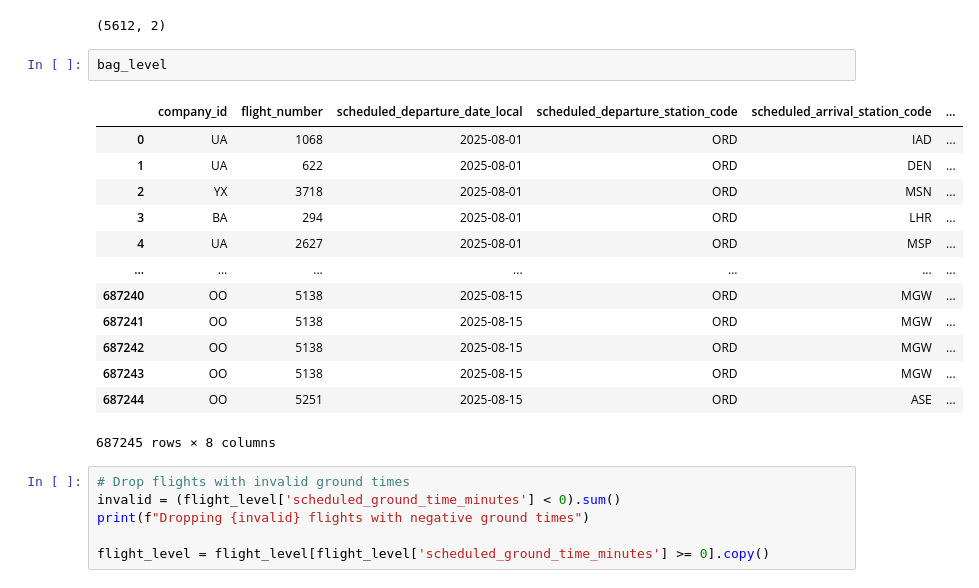
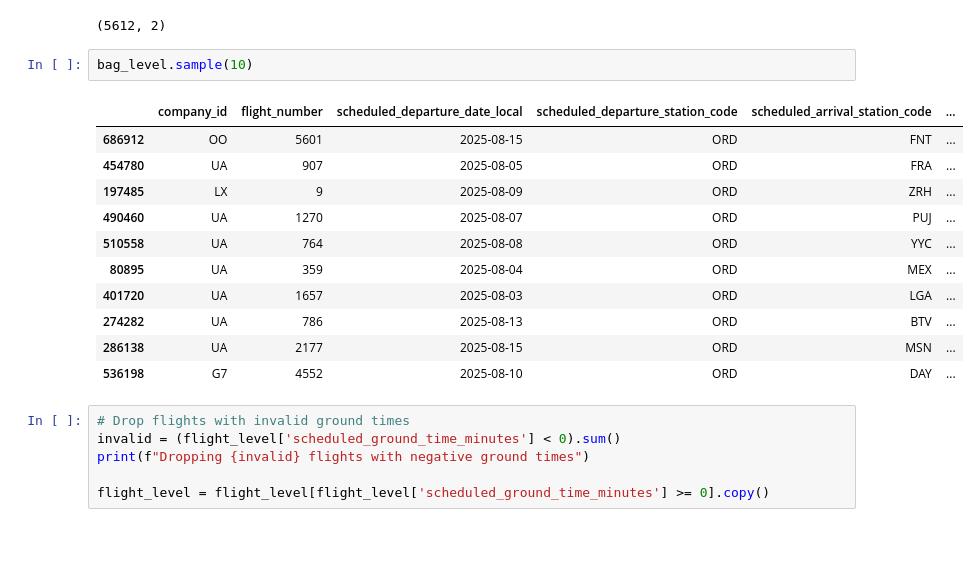
Before and after one commit to Shauray018/UnitedAirlinesAssignment, a Jupyter notebook: exploratory_data_analysis.ipynb, the cells around one changed output. Saved outputs shown, nothing was run; the diff lists cells and outputs as text; blank space fills up the shorter version.

```diff
--- a/exploratory_data_analysis.ipynb
+++ b/exploratory_data_analysis.ipynb
@@ -14,21 +14,19 @@ airports.shape
 # %% [output]
 (5612, 2)
 # %%
-bag_level
+bag_level.sample(10)
 # %% [output]
 |  | company_id | flight_number | scheduled_departure_date_local | scheduled_departure_station_code | scheduled_arrival_station_code | ... |
-| 0 | UA | 1068 | 2025-08-01 | ORD | IAD | ... |
-| 1 | UA | 622 | 2025-08-01 | ORD | DEN | ... |
-| 2 | YX | 3718 | 2025-08-01 | ORD | MSN | ... |
-| 3 | BA | 294 | 2025-08-01 | ORD | LHR | ... |
-| 4 | UA | 2627 | 2025-08-01 | ORD | MSP | ... |
-| ... | ... | ... | ... | ... | ... | ... |
-| 687240 | OO | 5138 | 2025-08-15 | ORD | MGW | ... |
-| 687241 | OO | 5138 | 2025-08-15 | ORD | MGW | ... |
-| 687242 | OO | 5138 | 2025-08-15 | ORD | MGW | ... |
-| 687243 | OO | 5138 | 2025-08-15 | ORD | MGW | ... |
-| 687244 | OO | 5251 | 2025-08-15 | ORD | ASE | ... |
+| 686912 | OO | 5601 | 2025-08-15 | ORD | FNT | ... |
+| 454780 | UA | 907 | 2025-08-05 | ORD | FRA | ... |
+| 197485 | LX | 9 | 2025-08-09 | ORD | ZRH | ... |
+| 490460 | UA | 1270 | 2025-08-07 | ORD | PUJ | ... |
+| 510558 | UA | 764 | 2025-08-08 | ORD | YYC | ... |
+| 80895 | UA | 359 | 2025-08-04 | ORD | MEX | ... |
+| 401720 | UA | 1657 | 2025-08-03 | ORD | LGA | ... |
+| 274282 | UA | 786 | 2025-08-13 | ORD | BTV | ... |
+| 286138 | UA | 2177 | 2025-08-15 | ORD | MSN | ... |
+| 536198 | G7 | 4552 | 2025-08-10 | ORD | DAY | ... |
-687245 rows × 8 columns
 # %%
 # Drop flights with invalid ground times
 invalid = (flight_level['scheduled_ground_time_minutes'] < 0).sum()
```
Also changed, not shown: parts of 4 cells of this notebook, 7 other files.
